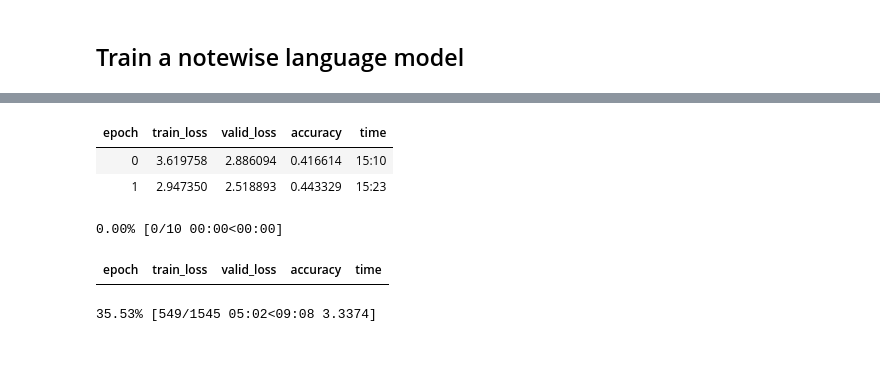
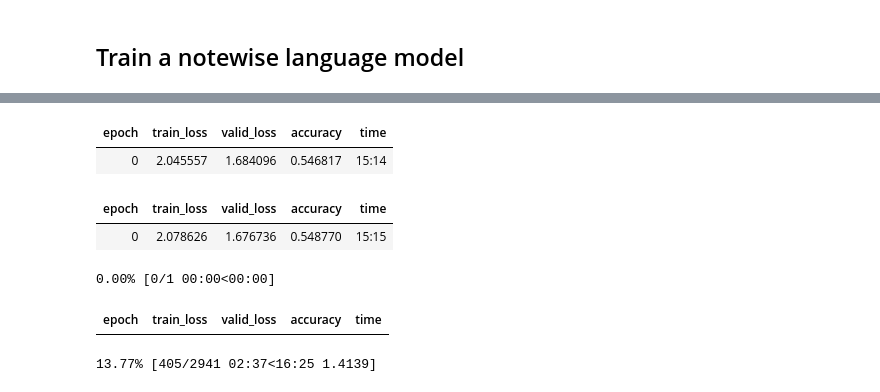
Before and after one commit to MissMuffin/music_language_model, a Jupyter notebook: notebooks/music_lm_training_collab.ipynb, the cells around one changed output, grey strips where cells are left out. Saved outputs shown, nothing was run; the diff lists cells and outputs as text; code cells hidden in the pictures; blank space fills up the shorter version.

```diff
--- a/notebooks/music_lm_training_collab.ipynb
+++ b/notebooks/music_lm_training_collab.ipynb
@@ -279,15 +355,20 @@ LR Finder is complete, type {learner_name}.recorder.plot() to see the graph.
 # %%
 # run training
 # See https://docs.fast.ai/callbacks.one_cycle.html#What-is-1cycle?
 # https://forums.fast.ai/t/why-do-we-need-to-unfreeze-the-learner-everytime-before-retarining-even-if-learn-fit-one-cycle-works-fine-without-learn-unfreeze/41614/5
-learner_notewise.fit_one_cycle(2, 1e-01)
+learner_notewise.fit_one_cycle(1, 1e-01)
 # %% [output]
 | epoch | train_loss | valid_loss | accuracy | time |
-| 0 | 3.619758 | 2.886094 | 0.416614 | 15:10 |
-| 1 | 2.947350 | 2.518893 | 0.443329 | 15:23 |
+| 0 | 2.045557 | 1.684096 | 0.546817 | 15:14 |
 # %%
-learner_notewise.fit_one_cycle(10, 1e-01)
+learner_notewise.fit_one_cycle(1, 1e-01)
 # %% [output]
-0.00% [0/10 00:00<00:00]
 | epoch | train_loss | valid_loss | accuracy | time |
+| 0 | 2.078626 | 1.676736 | 0.548770 | 15:15 |
-35.53% [549/1545 05:02<09:08 3.3374]
+# %%
+learner_notewise.unfreeze()
+learner_notewise.fit_one_cycle(1, 1e-01)
+# %% [output]
+0.00% [0/1 00:00<00:00]
+| epoch | train_loss | valid_loss | accuracy | time |
+13.77% [405/2941 02:37<16:25 1.4139]
```
Also changed, not shown: parts of 28 cells of this notebook.
